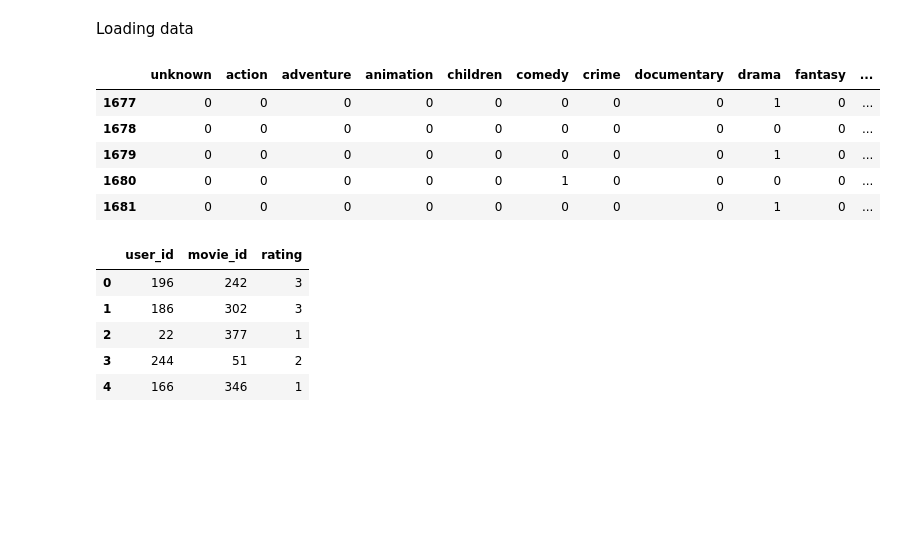
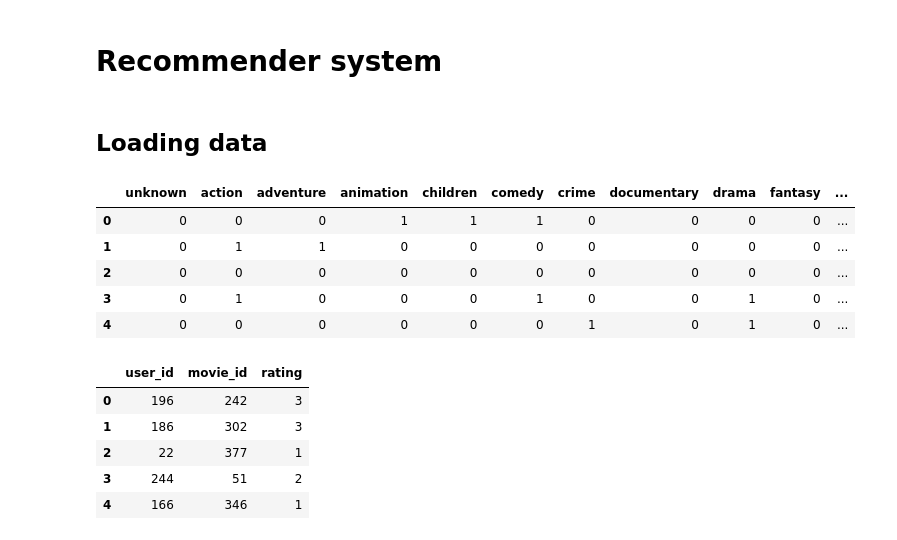
Before and after one commit to Kristina-A/MachineLearningRecommenderSystem, a Jupyter notebook: RecommenderSystem.ipynb, the cells around one changed output. Saved outputs shown, nothing was run; the diff lists cells and outputs as text; code cells hidden in the pictures; blank space fills up the shorter version.

```diff
--- a/RecommenderSystem.ipynb
+++ b/RecommenderSystem.ipynb
@@ -1,30 +1,32 @@
-# %% [markdown]
-Loading data
+# %% [markdown]
+# Recommender system
+# %% [markdown]
+## Loading data
 # %%
 import numpy as np
 import pandas as pd
 from sklearn.cluster import KMeans
 from sklearn.decomposition import TruncatedSVD
 from sklearn.neighbors import NearestNeighbors
 from sklearn.ensemble import RandomForestClassifier
 import matplotlib.pyplot as plt
 
 film_columns = ['movie_id', 'movie_title', 'release_date', 'video_release_date', 'imdb_url',
                 'unknown', 'action', 'adventure', 'animation', 'children', 'comedy', 'crime',
                 'documentary', 'drama', 'fantasy', 'film-noir', 'horror', 'musical', 'mystery',
                 'romance', 'sci-fi', 'thriller', 'war', 'western']
 films = pd.read_csv('u.item', sep='[|]', names=film_columns, engine='python')
 film_names = films[['movie_id', 'movie_title']]
-film_genres = films.drop(['movie_id', 'movie_title', 'release_date', 'video_release_date',
-                          'imdb_url'], axis=1)
+film_genres = films.drop(columns=['movie_id', 'movie_title', 'release_date', 'video_release_date',
+                          'imdb_url'])
 film_genres.head()
 # %% [output]
 |  | unknown | action | adventure | animation | children | comedy | crime | documentary | drama | fantasy | ... |
-| 1677 | 0 | 0 | 0 | 0 | 0 | 0 | 0 | 0 | 1 | 0 | ... |
-| 1678 | 0 | 0 | 0 | 0 | 0 | 0 | 0 | 0 | 0 | 0 | ... |
-| 1679 | 0 | 0 | 0 | 0 | 0 | 0 | 0 | 0 | 1 | 0 | ... |
-| 1680 | 0 | 0 | 0 | 0 | 0 | 1 | 0 | 0 | 0 | 0 | ... |
-| 1681 | 0 | 0 | 0 | 0 | 0 | 0 | 0 | 0 | 1 | 0 | ... |
+| 0 | 0 | 0 | 0 | 1 | 1 | 1 | 0 | 0 | 0 | 0 | ... |
+| 1 | 0 | 1 | 1 | 0 | 0 | 0 | 0 | 0 | 0 | 0 | ... |
+| 2 | 0 | 0 | 0 | 0 | 0 | 0 | 0 | 0 | 0 | 0 | ... |
+| 3 | 0 | 1 | 0 | 0 | 0 | 1 | 0 | 0 | 1 | 0 | ... |
+| 4 | 0 | 0 | 0 | 0 | 0 | 0 | 1 | 0 | 1 | 0 | ... |
 # %%
 data_columns = ['user_id', 'movie_id', 'rating', 'timestamp']
 data = pd.read_csv('u.data', sep='\t', names=data_columns)
```
Also changed, not shown: parts of 22 cells of this notebook.
